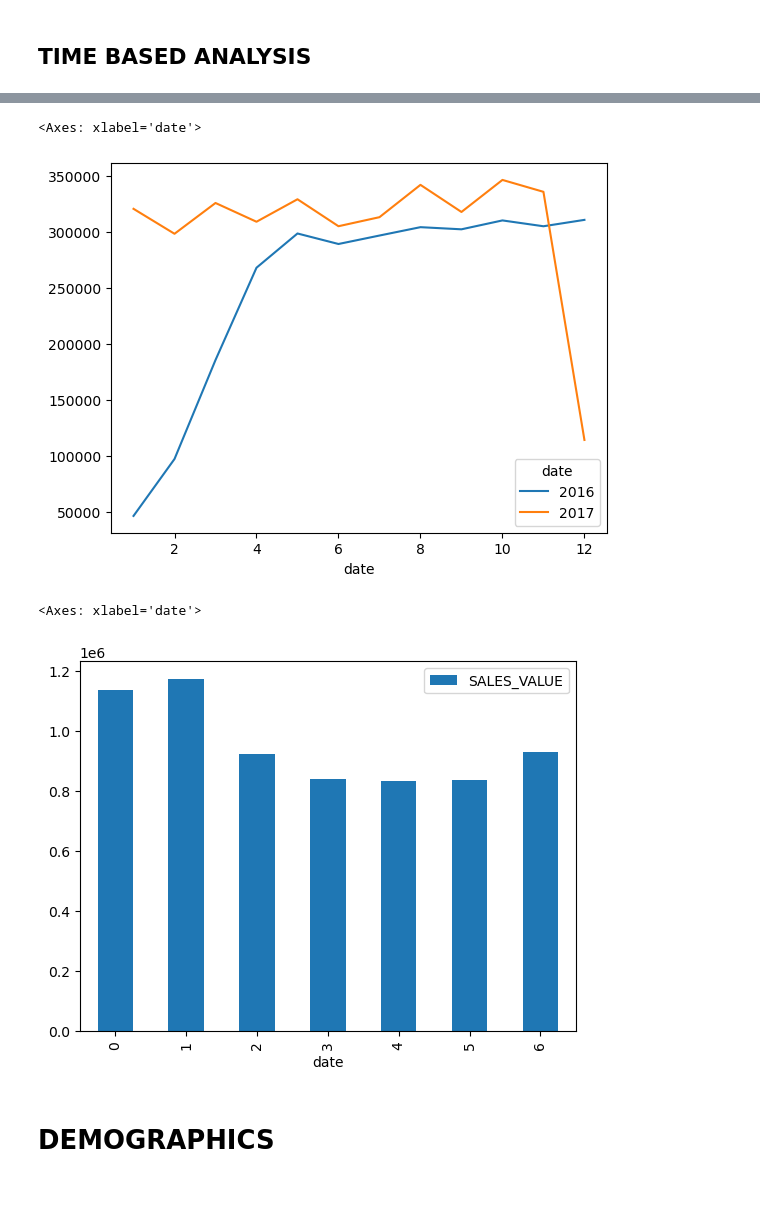
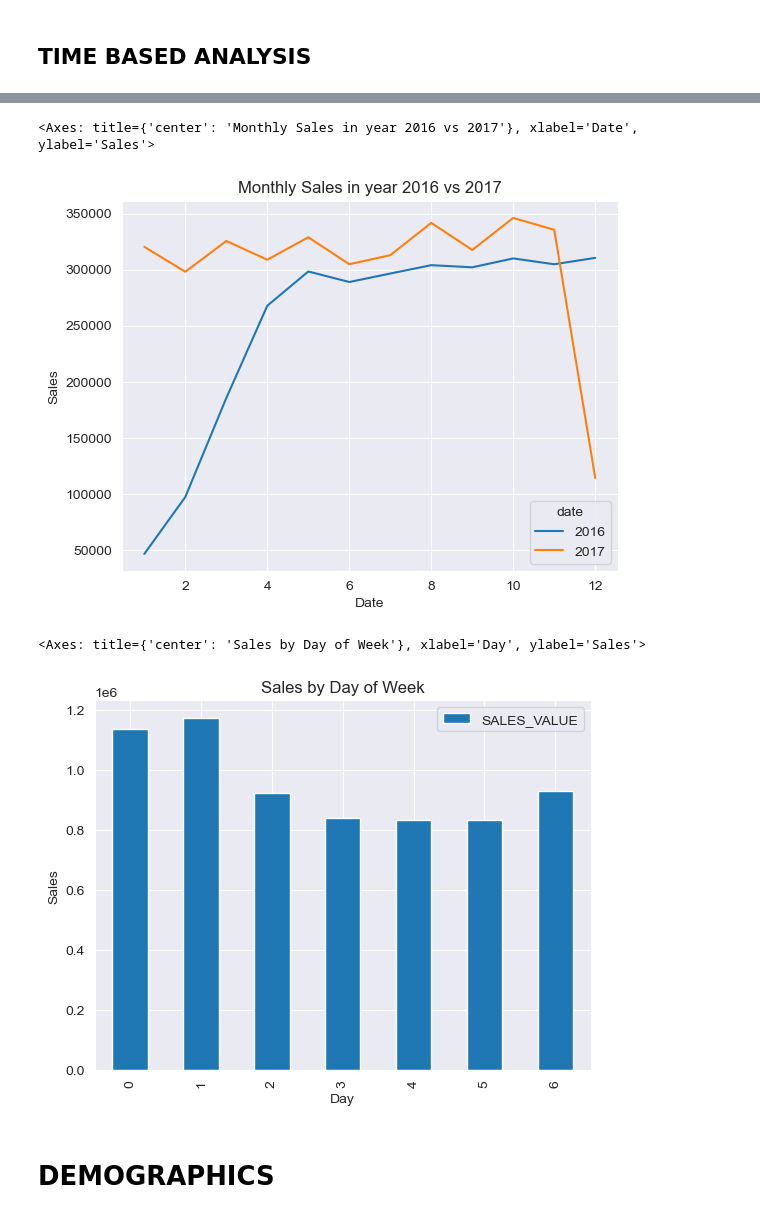
Before and after one commit to Kshitij-Chavan/Maven-Mega-Mart-Pandas, a Jupyter notebook: Notebooks/maven_mega_mart.ipynb, the cells around one changed output, grey strips where cells are left out. Saved outputs shown, nothing was run; the diff lists cells and outputs as text; code cells hidden in the pictures.

Commit message:
Adding chart titles and labels

```diff
--- a/Notebooks/maven_mega_mart.ipynb
+++ b/Notebooks/maven_mega_mart.ipynb
@@ -79,9 +79,20 @@ transactions.head()
 | 4 | 1364 | 26984896261 | 981760 | 1 | 0.60 | 2016-01-01 |
 # %% [markdown]
 ## TIME BASED ANALYSIS
+# %%
+# Importing seaborn library
+import seaborn as sns
+
+# Setting style to all charts
+
+sns.set_style('darkgrid')
 # %%
 # Plotting the graph showing sum of sales by month
 
 # Set date index, resample on month end, grab sales and plot
-transactions.set_index('date').resample('ME').sum().loc[:,'SALES_VALUE'].plot()
+transactions.set_index('date').resample('ME').sum().loc[:,'SALES_VALUE'].plot(
+    title = 'Sales by Month',
+    xlabel = 'Date',
+    ylabel = 'Sales'
+)
 # %% [output]
@@ -90,5 +101,9 @@ transactions.set_index('date').resample('ME').sum().loc[:,'SALES_VALUE'].plot()
 # %%
 # plotting same series for dates April 2016 and October 2017
 
-transactions.set_index('date').sort_index().loc['2016-04' : '2017-10', 'SALES_VALUE'].resample('ME').sum().plot()
+transactions.set_index('date').sort_index().loc['2016-04' : '2017-10', 'SALES_VALUE'].resample('ME').sum().plot(
+    title = 'Sales from April 2016 to October 2017',
+    xlabel = 'Date',
+    ylabel = 'Sales'
+)
 # %% [output]
@@ -103,21 +118,29 @@ sales_2016_2017 = transactions.pivot_table(
                         values = 'SALES_VALUE',
                         aggfunc = 'sum')
 
-sales_2016_2017.plot()
+sales_2016_2017.plot(
+    title = 'Monthly Sales in year 2016 vs 2017',
+    xlabel = 'Date',
+    ylabel = 'Sales'
+)
 # %% [output]
-<Axes: xlabel='date'>
+<Axes: title={'center': 'Monthly Sales in year 2016 vs 2017'}, xlabel='Date', ylabel='Sales'>
-[figure, old version]
+[figure, new version]
 # %%
 # Plotting total sales by day of week
 
 # Grouping data on day of week by sum of sales
 sales_day_of_week = transactions.groupby(transactions['date'].dt.day_of_week).agg({'SALES_VALUE' : 'sum'})
 
 # Plotting the Graph
-sales_day_of_week.plot.bar()
+sales_day_of_week.plot.bar(
+    title = 'Sales by Day of Week',
+    xlabel = 'Day',
+    ylabel = 'Sales'
+)
 # %% [output]
-<Axes: xlabel='date'>
+<Axes: title={'center': 'Sales by Day of Week'}, xlabel='Day', ylabel='Sales'>
-[figure, old version]
+[figure, new version]
 # %% [markdown]
 # DEMOGRAPHICS
 # %%
```
Also changed, not shown: parts of 4 cells of this notebook.
